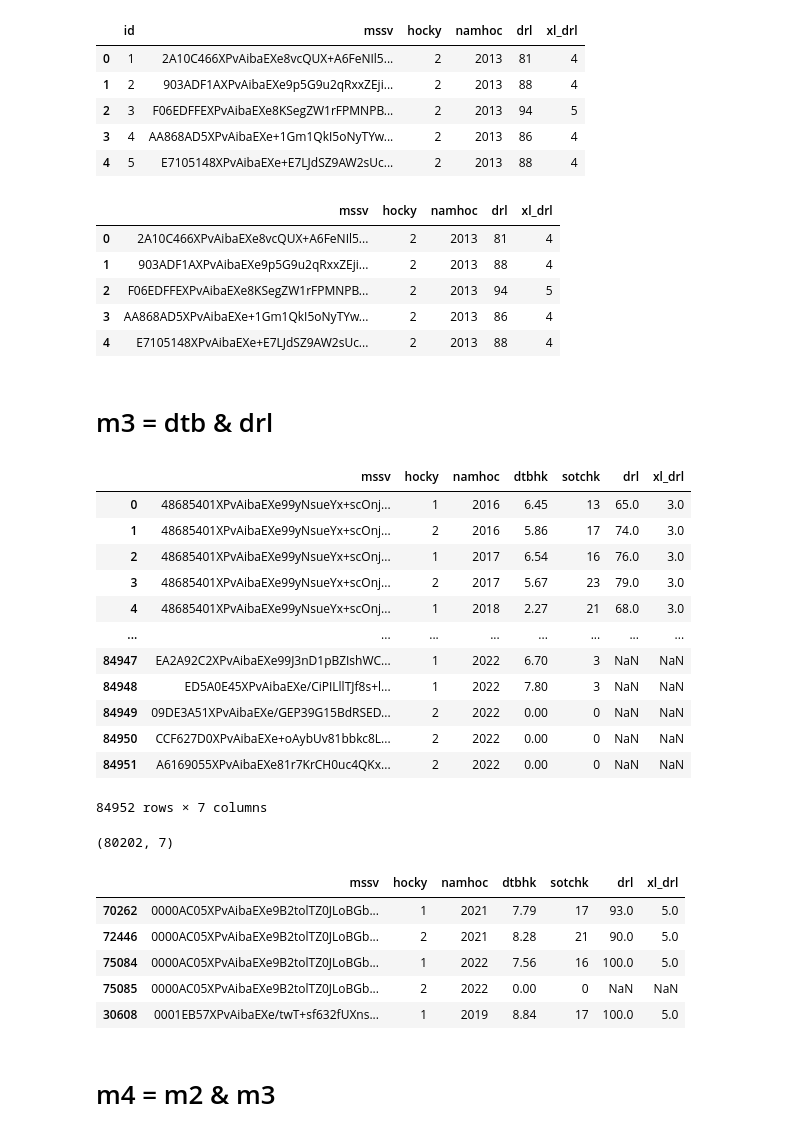
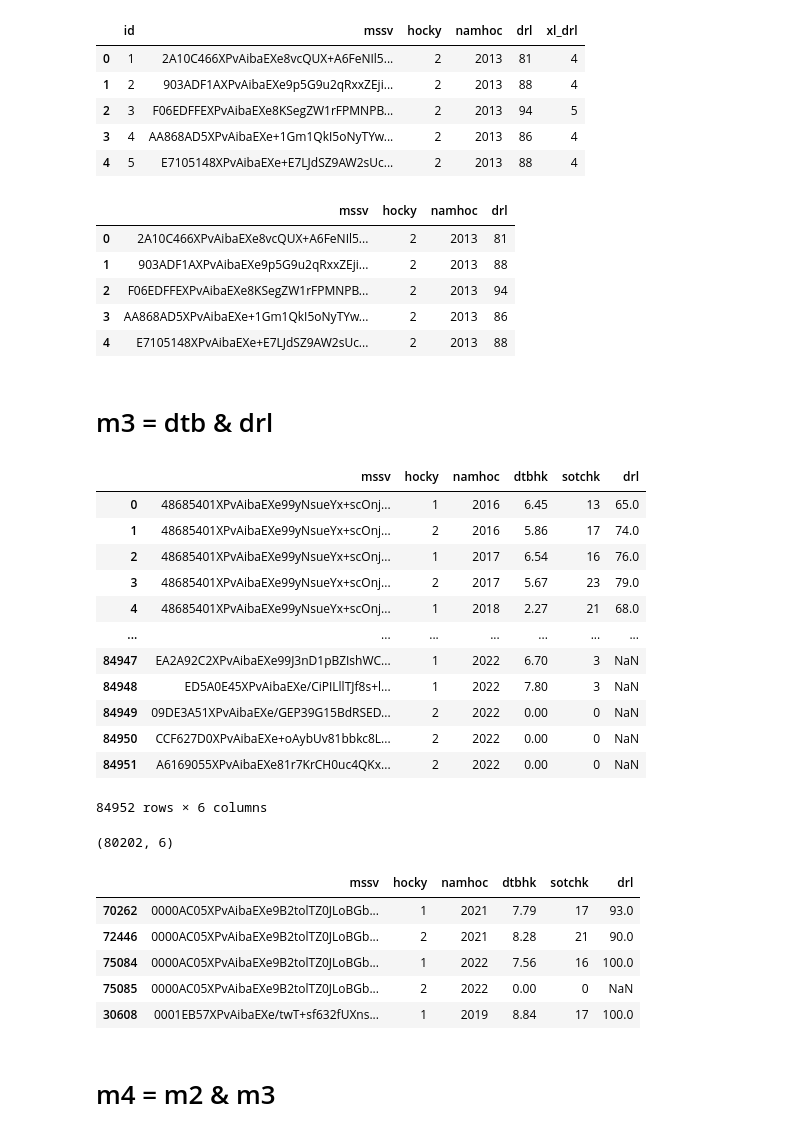
Before and after one commit to anhducbuui270802/Educational_DataMining, a Jupyter notebook: TEST_CLASSIFICATION/main.ipynb, the cells around one changed output. Drawn from its saved outputs; the diff is of its cells as text; code cells hidden in the pictures.

```diff
--- a/TEST_CLASSIFICATION/main.ipynb
+++ b/TEST_CLASSIFICATION/main.ipynb
@@ -139,51 +135,51 @@ df_drl.head()
 | 3 | 4 | AA868AD5XPvAibaEXe+1Gm1QkI5oNyTYw... | 2 | 2013 | 86 | 4 |
 | 4 | 5 | E7105148XPvAibaEXe+E7LJdSZ9AW2sUc... | 2 | 2013 | 88 | 4 |
 # %%
-df_drl.drop(columns=["id"], inplace=True)
+df_drl.drop(columns=["id", "xl_drl"], inplace=True)
 df_drl.head()
 # %% [output]
-|  | mssv | hocky | namhoc | drl | xl_drl |
-| 0 | 2A10C466XPvAibaEXe8vcQUX+A6FeNIl5... | 2 | 2013 | 81 | 4 |
-| 1 | 903ADF1AXPvAibaEXe9p5G9u2qRxxZEji... | 2 | 2013 | 88 | 4 |
-| 2 | F06EDFFEXPvAibaEXe8KSegZW1rFPMNPB... | 2 | 2013 | 94 | 5 |
-| 3 | AA868AD5XPvAibaEXe+1Gm1QkI5oNyTYw... | 2 | 2013 | 86 | 4 |
-| 4 | E7105148XPvAibaEXe+E7LJdSZ9AW2sUc... | 2 | 2013 | 88 | 4 |
+|  | mssv | hocky | namhoc | drl |
+| 0 | 2A10C466XPvAibaEXe8vcQUX+A6FeNIl5... | 2 | 2013 | 81 |
+| 1 | 903ADF1AXPvAibaEXe9p5G9u2qRxxZEji... | 2 | 2013 | 88 |
+| 2 | F06EDFFEXPvAibaEXe8KSegZW1rFPMNPB... | 2 | 2013 | 94 |
+| 3 | AA868AD5XPvAibaEXe+1Gm1QkI5oNyTYw... | 2 | 2013 | 86 |
+| 4 | E7105148XPvAibaEXe+E7LJdSZ9AW2sUc... | 2 | 2013 | 88 |
 # %% [markdown]
 # m3 = dtb & drl
 # %%
 merge_df3 = pd.merge(df_dtbhk, df_drl, on=["mssv", "namhoc", "hocky"], how="left")
 merge_df3
 # %% [output]
-|  | mssv | hocky | namhoc | dtbhk | sotchk | drl | xl_drl |
-| 0 | 48685401XPvAibaEXe99yNsueYx+scOnj... | 1 | 2016 | 6.45 | 13 | 65.0 | 3.0 |
-| 1 | 48685401XPvAibaEXe99yNsueYx+scOnj... | 2 | 2016 | 5.86 | 17 | 74.0 | 3.0 |
-| 2 | 48685401XPvAibaEXe99yNsueYx+scOnj... | 1 | 2017 | 6.54 | 16 | 76.0 | 3.0 |
-| 3 | 48685401XPvAibaEXe99yNsueYx+scOnj... | 2 | 2017 | 5.67 | 23 | 79.0 | 3.0 |
-| 4 | 48685401XPvAibaEXe99yNsueYx+scOnj... | 1 | 2018 | 2.27 | 21 | 68.0 | 3.0 |
-| ... | ... | ... | ... | ... | ... | ... | ... |
-| 84947 | EA2A92C2XPvAibaEXe99J3nD1pBZIshWC... | 1 | 2022 | 6.70 | 3 | NaN | NaN |
-| 84948 | ED5A0E45XPvAibaEXe/CiPILllTJf8s+l... | 1 | 2022 | 7.80 | 3 | NaN | NaN |
-| 84949 | 09DE3A51XPvAibaEXe/GEP39G15BdRSED... | 2 | 2022 | 0.00 | 0 | NaN | NaN |
-| 84950 | CCF627D0XPvAibaEXe+oAybUv81bbkc8L... | 2 | 2022 | 0.00 | 0 | NaN | NaN |
-| 84951 | A6169055XPvAibaEXe81r7KrCH0uc4QKx... | 2 | 2022 | 0.00 | 0 | NaN | NaN |
+|  | mssv | hocky | namhoc | dtbhk | sotchk | drl |
+| 0 | 48685401XPvAibaEXe99yNsueYx+scOnj... | 1 | 2016 | 6.45 | 13 | 65.0 |
+| 1 | 48685401XPvAibaEXe99yNsueYx+scOnj... | 2 | 2016 | 5.86 | 17 | 74.0 |
+| 2 | 48685401XPvAibaEXe99yNsueYx+scOnj... | 1 | 2017 | 6.54 | 16 | 76.0 |
+| 3 | 48685401XPvAibaEXe99yNsueYx+scOnj... | 2 | 2017 | 5.67 | 23 | 79.0 |
+| 4 | 48685401XPvAibaEXe99yNsueYx+scOnj... | 1 | 2018 | 2.27 | 21 | 68.0 |
+| ... | ... | ... | ... | ... | ... | ... |
+| 84947 | EA2A92C2XPvAibaEXe99J3nD1pBZIshWC... | 1 | 2022 | 6.70 | 3 | NaN |
+| 84948 | ED5A0E45XPvAibaEXe/CiPILllTJf8s+l... | 1 | 2022 | 7.80 | 3 | NaN |
+| 84949 | 09DE3A51XPvAibaEXe/GEP39G15BdRSED... | 2 | 2022 | 0.00 | 0 | NaN |
+| 84950 | CCF627D0XPvAibaEXe+oAybUv81bbkc8L... | 2 | 2022 | 0.00 | 0 | NaN |
+| 84951 | A6169055XPvAibaEXe81r7KrCH0uc4QKx... | 2 | 2022 | 0.00 | 0 | NaN |
-84952 rows × 7 columns
+84952 rows × 6 columns
 # %%
 # Bỏ dữ liệu học kỳ hè
 merge_df3 = merge_df3.drop(merge_df3[merge_df3["hocky"] == 3].index)
 merge_df3.shape
 # %% [output]
-(80202, 7)
+(80202, 6)
 # %%
 # Sắp xếp các bản ghi theo mỗi sinh viên và năm học, học kỳ
 merge_df3 = merge_df3.sort_values(by=['mssv', 'namhoc', 'hocky'])
 merge_df3.head()
 # %% [output]
-|  | mssv | hocky | namhoc | dtbhk | sotchk | drl | xl_drl |
-| 70262 | 0000AC05XPvAibaEXe9B2tolTZ0JLoBGb... | 1 | 2021 | 7.79 | 17 | 93.0 | 5.0 |
-| 72446 | 0000AC05XPvAibaEXe9B2tolTZ0JLoBGb... | 2 | 2021 | 8.28 | 21 | 90.0 | 5.0 |
-| 75084 | 0000AC05XPvAibaEXe9B2tolTZ0JLoBGb... | 1 | 2022 | 7.56 | 16 | 100.0 | 5.0 |
-| 75085 | 0000AC05XPvAibaEXe9B2tolTZ0JLoBGb... | 2 | 2022 | 0.00 | 0 | NaN | NaN |
-| 30608 | 0001EB57XPvAibaEXe/twT+sf632fUXns... | 1 | 2019 | 8.84 | 17 | 100.0 | 5.0 |
+|  | mssv | hocky | namhoc | dtbhk | sotchk | drl |
+| 70262 | 0000AC05XPvAibaEXe9B2tolTZ0JLoBGb... | 1 | 2021 | 7.79 | 17 | 93.0 |
+| 72446 | 0000AC05XPvAibaEXe9B2tolTZ0JLoBGb... | 2 | 2021 | 8.28 | 21 | 90.0 |
+| 75084 | 0000AC05XPvAibaEXe9B2tolTZ0JLoBGb... | 1 | 2022 | 7.56 | 16 | 100.0 |
+| 75085 | 0000AC05XPvAibaEXe9B2tolTZ0JLoBGb... | 2 | 2022 | 0.00 | 0 | NaN |
+| 30608 | 0001EB57XPvAibaEXe/twT+sf632fUXns... | 1 | 2019 | 8.84 | 17 | 100.0 |
 # %% [markdown]
 # m4 = m2 & m3
 # %%
```
Also changed, not shown: parts of 54 cells of this notebook, 1 other file.
